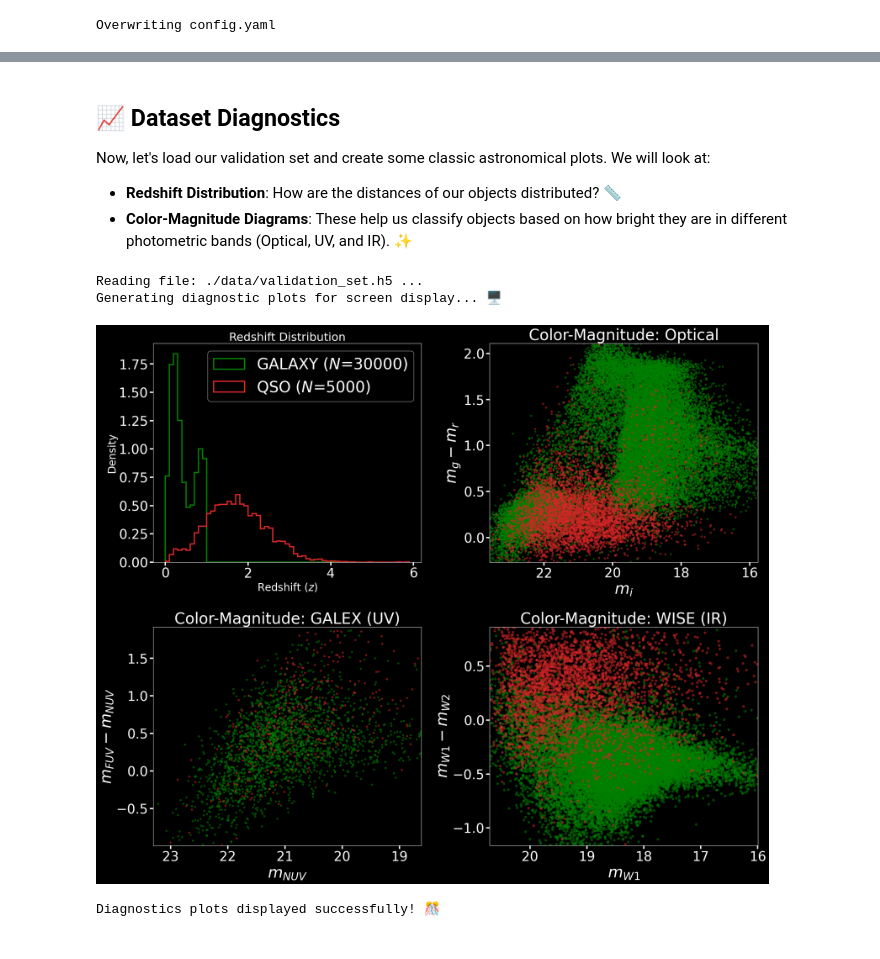
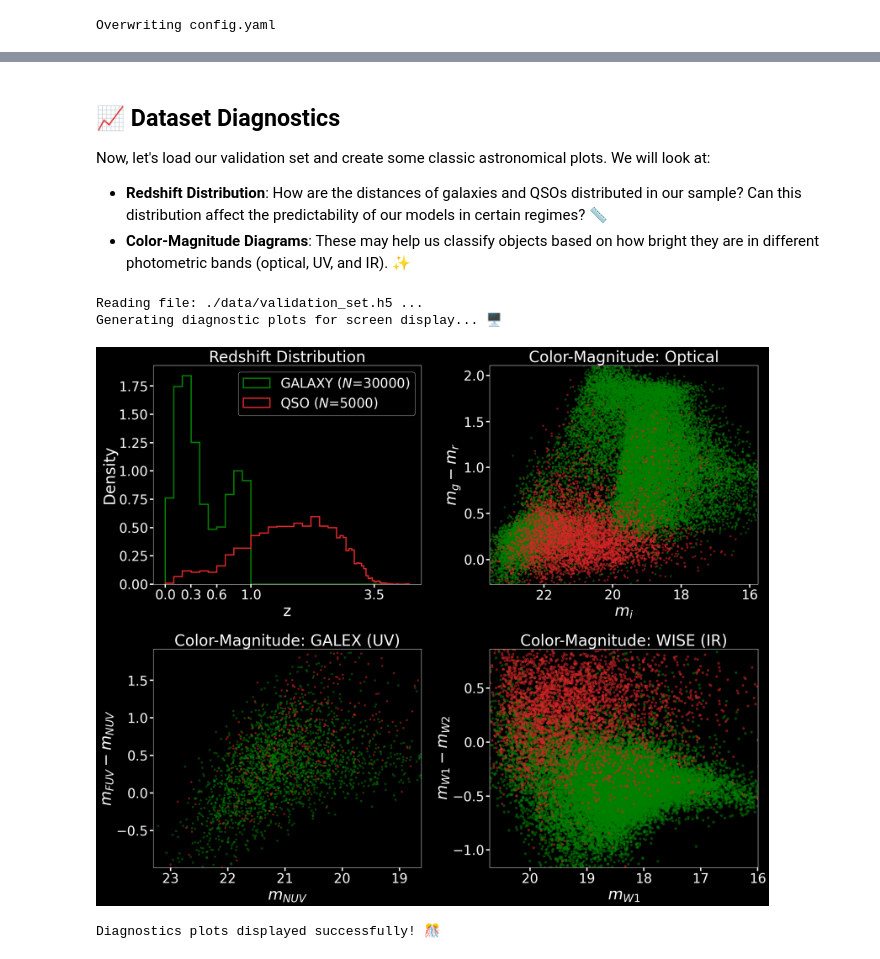
Before and after one commit to gimarso/photoz_challenge, a Jupyter notebook: Data_visualization.ipynb, the cells around one changed output, grey strips where cells are left out. Cells and saved outputs as stored; diff of their text form; code cells hidden in the pictures.

```diff
--- a/Data_visualization.ipynb
+++ b/Data_visualization.ipynb
@@ -116,12 +122,11 @@ def get_smart_limits(data, padding=0.05):
 ## 📈 Dataset Diagnostics
 
 Now, let's load our validation set and create some classic astronomical plots. We will look at:
-* **Redshift Distribution**: How are the distances of our objects distributed? 📏
-* **Color-Magnitude Diagrams**: These help us classify objects based on how bright they are in different photometric bands (Optical, UV, and IR). ✨
+* **Redshift Distribution**: How are the distances of galaxies and QSOs distributed in our sample? Can this distribution affect the predictability of our models in certain regimes? 📏
+* **Color-Magnitude Diagrams**: These may help us classify objects based on how bright they are in different photometric bands (optical, UV, and IR). ✨
 # %%
 import os
-
-
+from matplotlib.ticker import FormatStrFormatter, ScalarFormatter
 def plot_dataset(file_path):
     print(f"Reading file: {file_path} ...")
 
@@ -152,12 +157,17 @@ def plot_dataset(file_path):
                      label=f"{t} ($N$={len(data_z)})",
                      color=get_color(t))
 
-    ax1.set_xlabel(r'Redshift ($z$)')
-    ax1.set_ylabel('Density')
-    ax1.set_title('Redshift Distribution')
+    ax1.set_xlabel(r'z',fontsize=35)
+    ax1.set_ylabel('Density',fontsize=35)
+    ax1.set_title('Redshift Distribution',fontsize=35)
     ax1.legend(loc='upper right')
     ax1.tick_params(axis='both', labelsize=30,
                         width=3, length=8)
+    ax1.set_xscale('symlog')
+    ax1.set_xticks([0, 0.3, 0.6, 1, 3.5])
+    ax1.xaxis.set_major_formatter(FormatStrFormatter('%.1f'))
+
+    # ax1.set_xlim(0.01, 4)
     # --- PLOT 2: Color-Magnitude Diagram (Optical: i vs g-r) ---
     ax2 = axs[0, 1]
     if all(col in df.columns for col in ['MAG_G', 'MAG_R', 'MAG_i']):
@@ -214,32 +224,32 @@ def plot_dataset(file_path):
 
         for t in unique_types:
             mask = df['TYPE'] == t
             ax4.scatter(x_val[mask], y_val[mask], s=25, alpha=0.5,
                          label=t, color=get_color(t))
 
         ax4.set_xlabel(r'$m_{W1}$',fontsize=35)
         ax4.set_ylabel(r'$m_{W1} - m_{W2}$',fontsize=35)
         ax4.set_title('Color-Magnitude: WISE (IR)',fontsize=35)
 
         xlims = get_smart_limits(x_val)
         ylims = get_smart_limits(y_val)
         ax4.set_ylim(ylims)
         ax4.set_xlim(xlims[1], xlims[0])
 
         ax4.tick_params(axis='both', labelsize=30,
                         width=3, length=8)
 
     else:
         ax4.text(0.5, 0.5, "Missing WISE Columns", ha='center')
 
     plt.tight_layout(rect=[0, 0.03, 1, 0.95])
     plt.show() # <--- Display inline instead of saving!
     print("Diagnostics plots displayed successfully! 🎊")
 
 # Run it on the validation set
 plot_dataset('./data/validation_set.h5')
 # %% [output]
 Reading file: ./data/validation_set.h5 ...
 Generating diagnostic plots for screen display... 🖥️
-[figure, old version]
+[figure, new version]
 Diagnostics plots displayed successfully! 🎊
```
Also changed, not shown: parts of 5 cells of this notebook, 10 other files.
